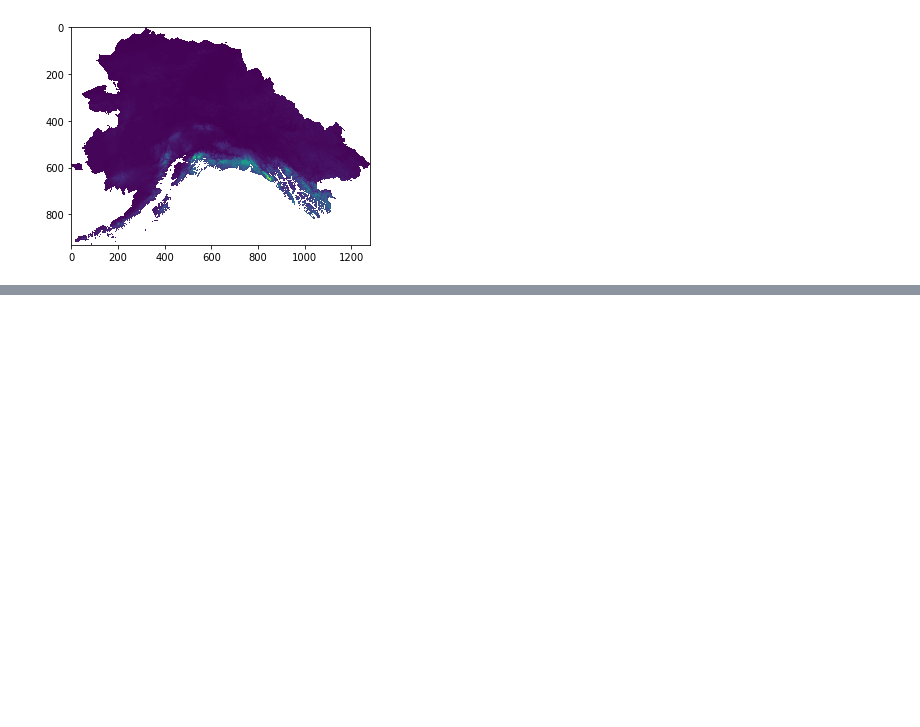
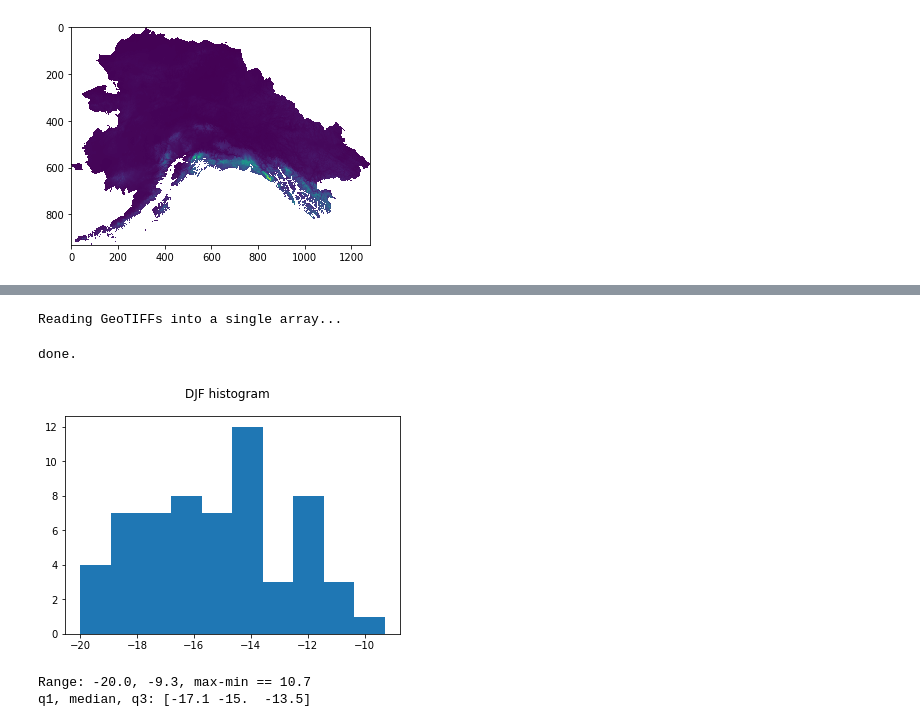
Before and after one commit to ua-snap/rasdaman-ingest, a Jupyter notebook: iem/tas_pr_2km/preprocess_historical.ipynb, the cells around one changed output, grey strips where cells are left out. Saved outputs shown, nothing was run; the diff lists cells and outputs as text; code cells hidden in the pictures; blank space fills up the shorter version.

```diff
--- a/iem/tas_pr_2km/preprocess_historical.ipynb
+++ b/iem/tas_pr_2km/preprocess_historical.ipynb
@@ -266,0 +300,49 @@ plot_sample_tif(pr_out_fps[0])
+# %%
+# EPSG:3338 coords for fairbanks
+fbx_idx = src.index(297698.81, 1667062.25)
+
+def chunk(lst, n):
+    """Helper to group elements of a list into
+    sub-lists of length n"""
+    for i in range(0, len(lst), n):
+        yield lst[i:i + n]
+
+
+def plot_season_histogram(src_dir, temp_fp, season):
+    fps = []
+    for year in np.arange(1950, 2010):
+        for month in seasons[season]:
+            fps.append(src_dir.joinpath(temp_fp.format(str(month).zfill(2), year)))
+
+    arrs = []
+    args = [(fp, window) for fp in fps]
+    print("Reading GeoTIFFs into a single array", end="...")
+    with Pool(32) as pool:
+        for out in tqdm(pool.imap(read_tif, args), total=len(args)):
+            arrs.append(out)
+    print("done.")
+
+    arrs = list(chunk(arrs, 3))
+    arr = np.array(arrs)
+    # not weighted
+    mean_arr = arr.mean(axis=1)
+    # these indices deter
+    fbx_arr = np.around(mean_arr[:, fbx_idx[0], fbx_idx[1]], 1)
+    plt.hist(fbx_arr)
+    plt.suptitle(f"{season} histogram")
+    plt.show()
+    print(f"Range: {fbx_arr.min():.1f}, {fbx_arr.max():.1f}, max-min == {fbx_arr.max() - fbx_arr.min():.1f}")
+    print(f"q1, median, q3: {np.round([np.percentile(fbx_arr, q, axis=0) for q in (25, 50, 75)], 1)}")
+# %%
+data_dir_name = "cru_ts40_2km_monthly_tas"
+varname = "tas"
+src_dir = scratch_dir.joinpath(data_dir_name)
+temp_fp = "tas_mean_C_CRU_TS40_historical_{}_{}.tif"
+# %%
+plot_season_histogram(src_dir, temp_fp, "DJF")
+# %% [output]
+Reading GeoTIFFs into a single array...
+done.
+[figure, added]
+Range: -20.0, -9.3, max-min == 10.7
+q1, median, q3: [-17.1 -15.  -13.5]
```
Also changed, not shown: parts of 7 cells of this notebook, 3 other files.
